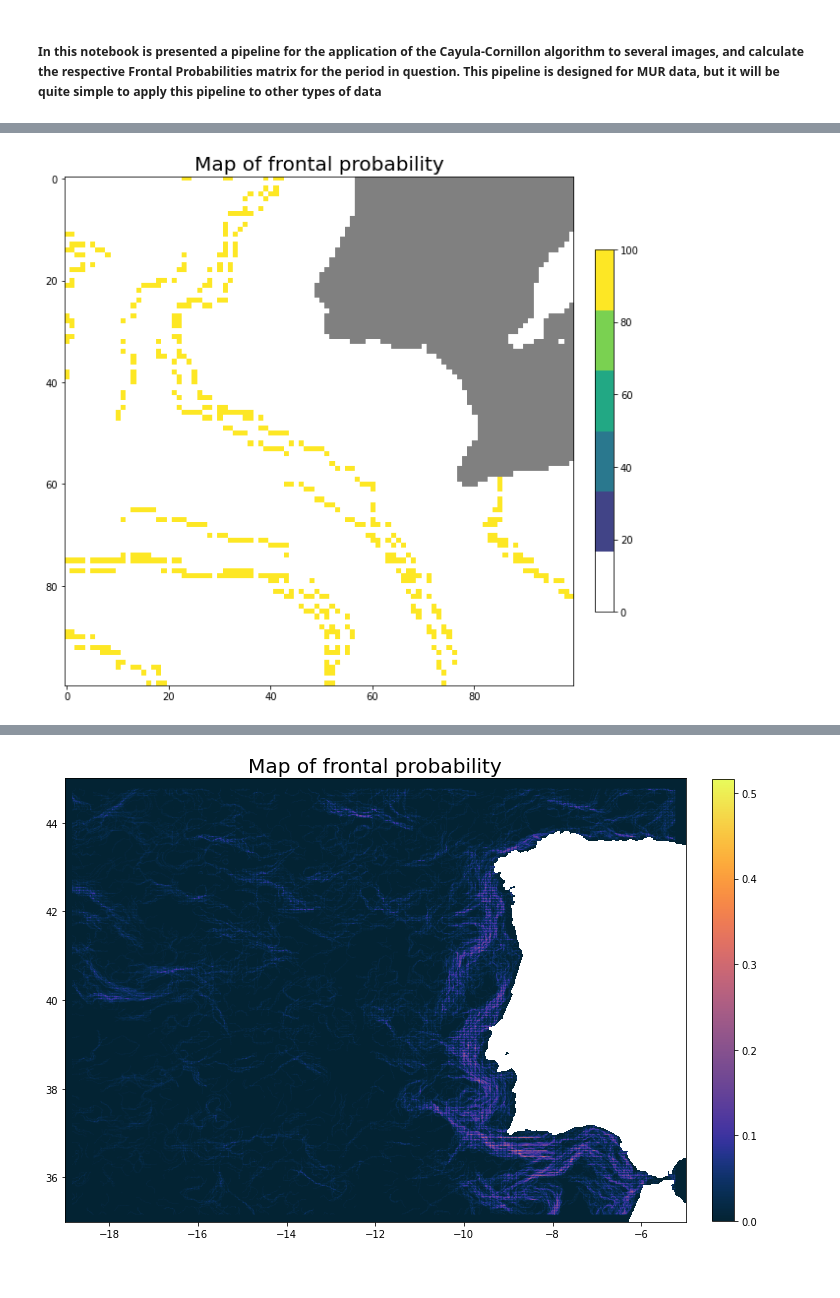
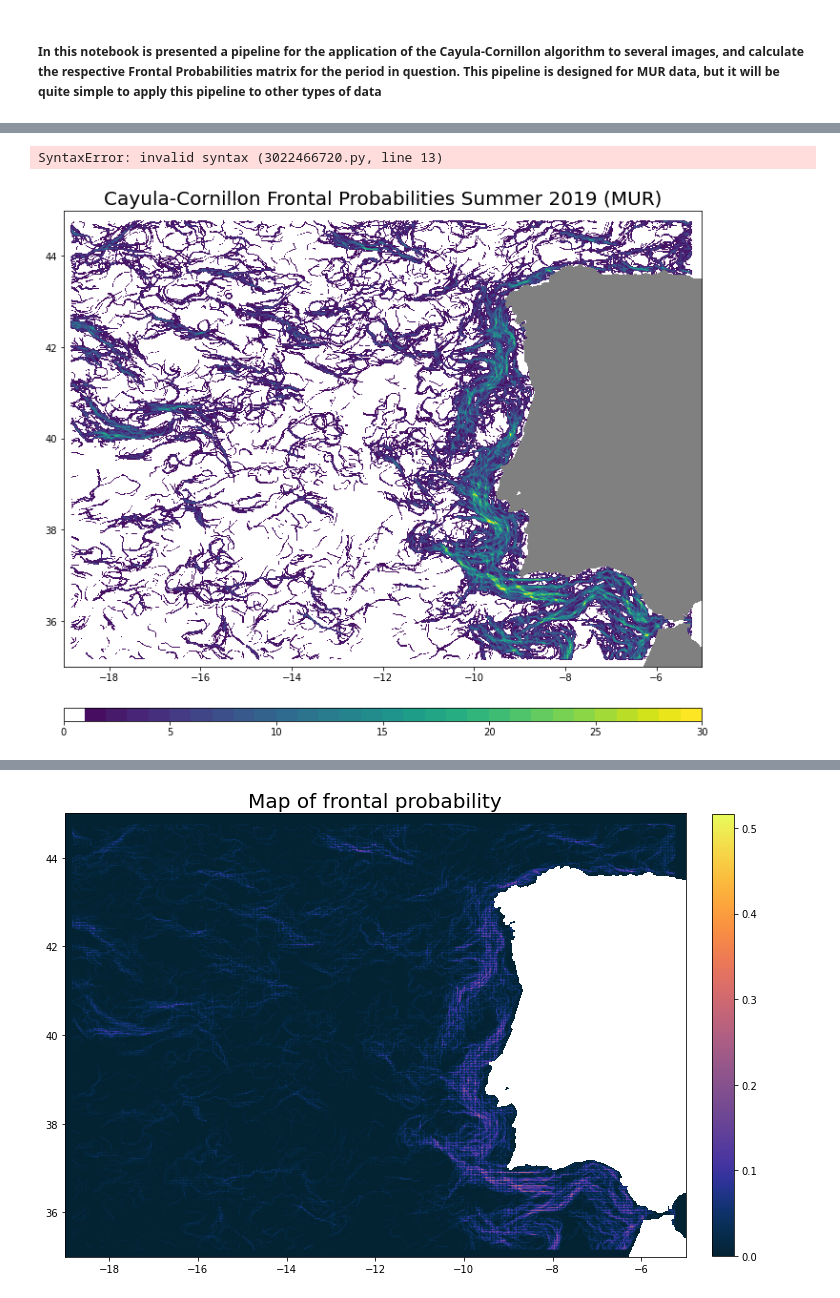
Before and after one commit to CoLAB-ATLANTIC/JUNO, a Jupyter notebook: notebooks/CayulaCornillon_frontal_prob.ipynb, the cells around one changed output, grey strips where cells are left out. Saved outputs shown, nothing was run; the diff lists cells and outputs as text; code cells hidden in the pictures.

```diff
--- a/notebooks/CayulaCornillon_frontal_prob.ipynb
+++ b/notebooks/CayulaCornillon_frontal_prob.ipynb
@@ -640,7 +568,7 @@ def load_frontal_prob(period, dict_df):
 
     return front_prob
 # %%
-def front_visualization(period, dict_df):
+def front_visualization(period, dict_df, vmax=None):
 
     """
     The purpose of this function is to load the memory from different front matrixes for different days,
@@ -650,29 +578,32 @@ def front_visualization(period, dict_df):
 
     front_prob = load_frontal_prob(period, dict_df)
 
-    lat = Aug1_mur['latitude'].to_numpy()    #Aug1_mur ->to get the values of latitude and longitude (for MUR data)
-    lon = Aug1_mur['longitude'].to_numpy()
+    #to define the extent in order for the map coordinates became well defined
+    lat = dict_df[period[0]['latitude'].to_numpy()
+    lon = dict_df[period[0]['longitude'].to_numpy()
     lat = np.unique(lat).round(3)
     lon = np.unique(lon).round(3)
 
-    viridis = matplotlib.cm.get_cmap('viridis', 6)
-    newcolor = viridis(np.linspace(0,1,6))
+    #Visualization purposes: continenal area in gray, and pixels with value=0 in white
+    viridis = matplotlib.cm.get_cmap('viridis', 30)
+    newcolor = viridis(np.linspace(0,1,30))
     white = np.array([1, 1, 1, 1])
     newcolor[0, :] = white
     newcmp = ListedColormap(newcolor)
     newcmp.set_bad(color='gray')
 
     fig = plt.figure()
-    plt.rcParams["figure.figsize"] = (10, 10)
-    plt.imshow(front_prob[600:700, 900:1000], cmap=newcmp, interpolation='nearest')    #cmocean.cm.thermal
+    plt.rcParams["figure.figsize"] = (12, 10)
+    plt.imshow(front_prob, cmap=newcmp, extent = [lon[0], lon[-1], lat[0], lat[-1]], interpolation='bilinear', vmax=vmax)    #cmocean.cm.thermal interpolation='nearest'
     #extent serve para definir a extensão do eixo dos x e dos y
-    plt.title("Map of frontal probability", fontsize=20)
-    plt.colorbar(fraction=0.033, pad=0.04)
+    plt.title("Cayula-Cornillon Frontal Probabilities Summer 2019 (MUR)", fontsize=20)
+    plt.colorbar(orientation='horizontal', fraction=0.025, pad=0.08, aspect=50)
     plt.show()
-    fig.savefig('image1.png', dpi=600)
 
     return front_prob
+# %% [output]
+SyntaxError: invalid syntax (3022466720.py, line 13)
 # %%
-frente = front_visualization(specificday_mur_aug[:1], dict_df_mur_aug)
+frente = front_visualization(specificday_mur_aug[:30], dict_df_mur_aug)
 # %% [output]
-[figure, old version]
+[figure, new version]
```
Also changed, not shown: parts of 29 cells of this notebook, 14 other files.
